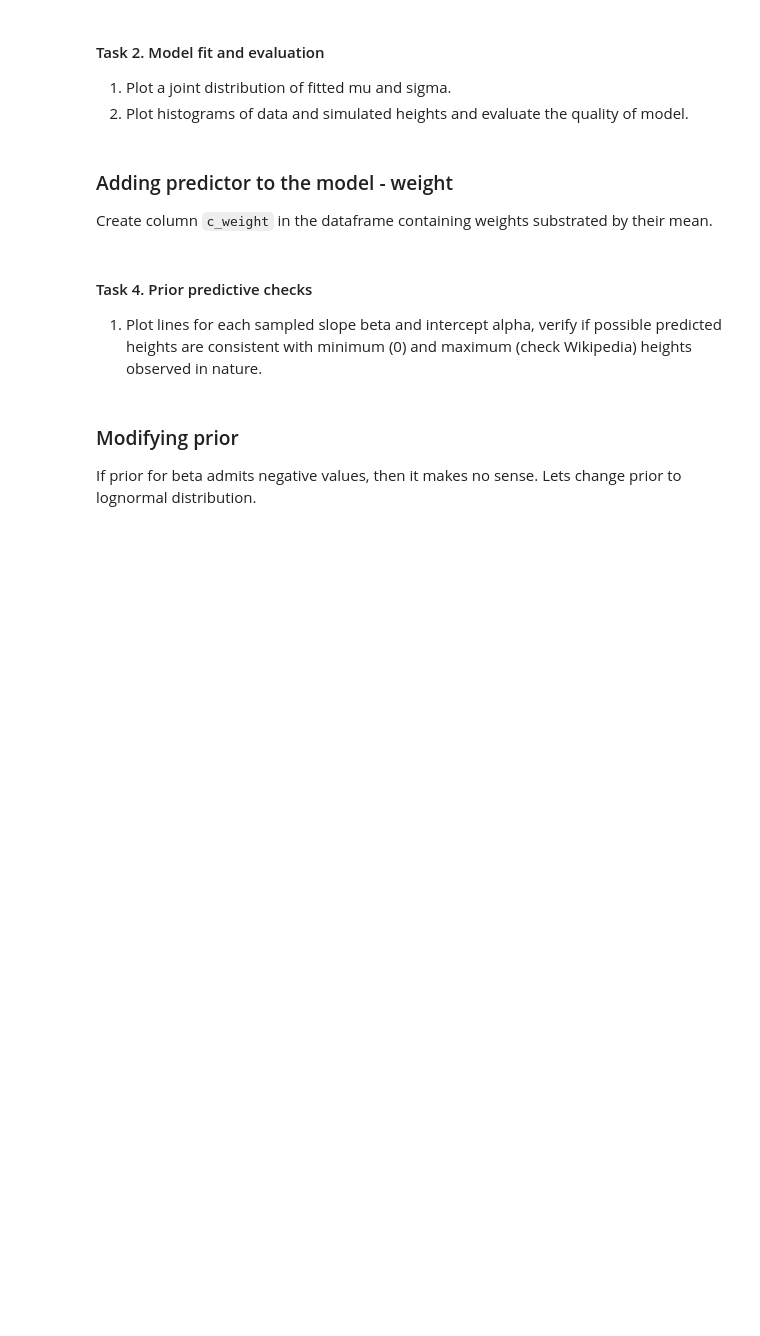
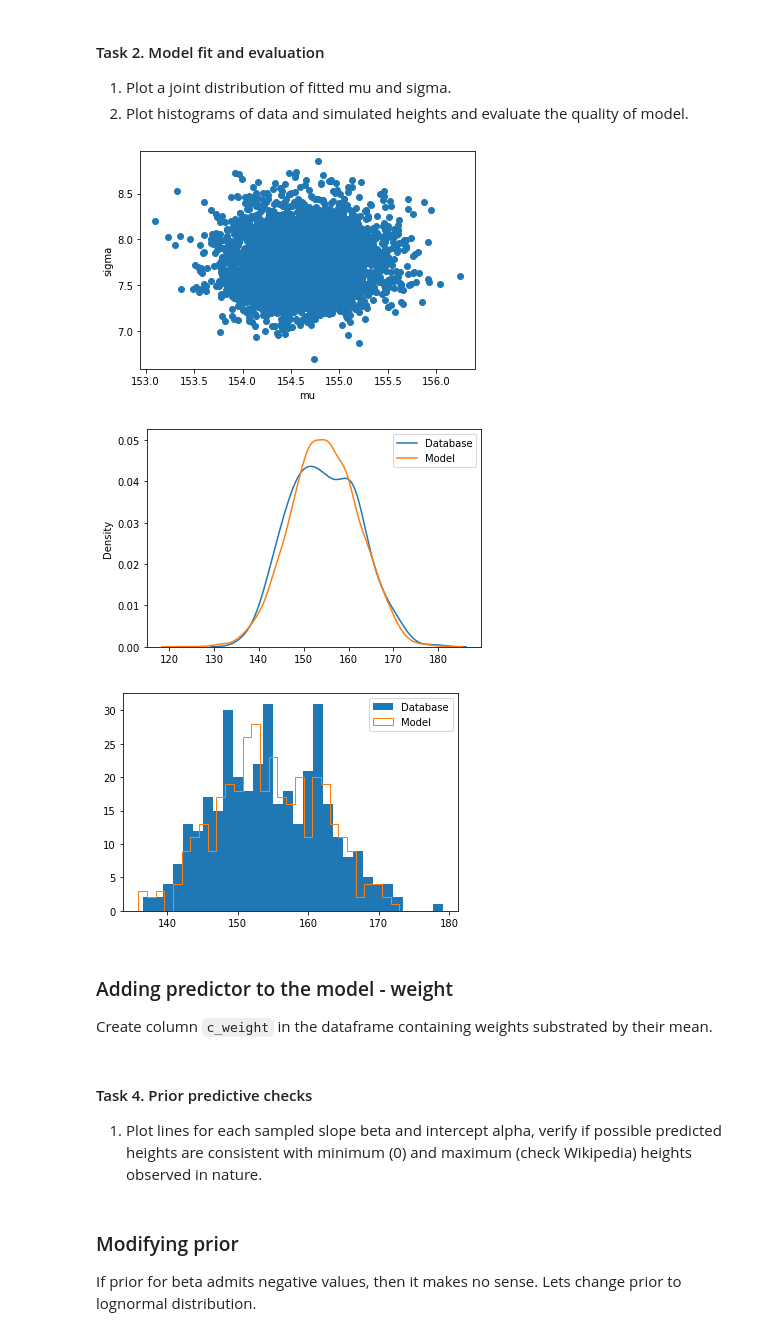
Before and after one commit to JakubBurczyk/DA_Burczyk, a Jupyter notebook: da_lab_4/lab4.ipynb, the cells around one changed output. Saved outputs shown, nothing was run; the diff lists cells and outputs as text; code cells hidden in the pictures; blank space fills up the shorter version.

```diff
--- a/da_lab_4/lab4.ipynb
+++ b/da_lab_4/lab4.ipynb
@@ -106,6 +126,28 @@ fit=model_1_fit.sample(data=dict(N=len(d),
 
 1. Plot a joint distribution of fitted mu and sigma.
 2. Plot histograms of data and simulated heights and evaluate the quality of model.
+# %%
+plt.scatter(fit.stan_variable("mu"),fit.stan_variable("sigma"))
+plt.xlabel("mu")
+plt.ylabel("sigma")
+plt.show()
+
+
+
+sns.kdeplot(y_height,label="Database")
+sns.kdeplot(fit.stan_variable("height"), label="Model")
+plt.legend()
+plt.show()
+
+
+plt.hist(y_height, bins=30, label="Database")
+plt.hist(random.sample(fit.stan_variable("height").tolist(), len(y_height)),bins=30,histtype='step', label="Model")
+plt.legend()
+plt.show()
+# %% [output]
+[figure, added]
+[figure, added]
+[figure, added]
 # %% [markdown]
 ### Adding predictor to the model - weight
 
```
Also changed, not shown: parts of 4 cells of this notebook, 3 other files.
